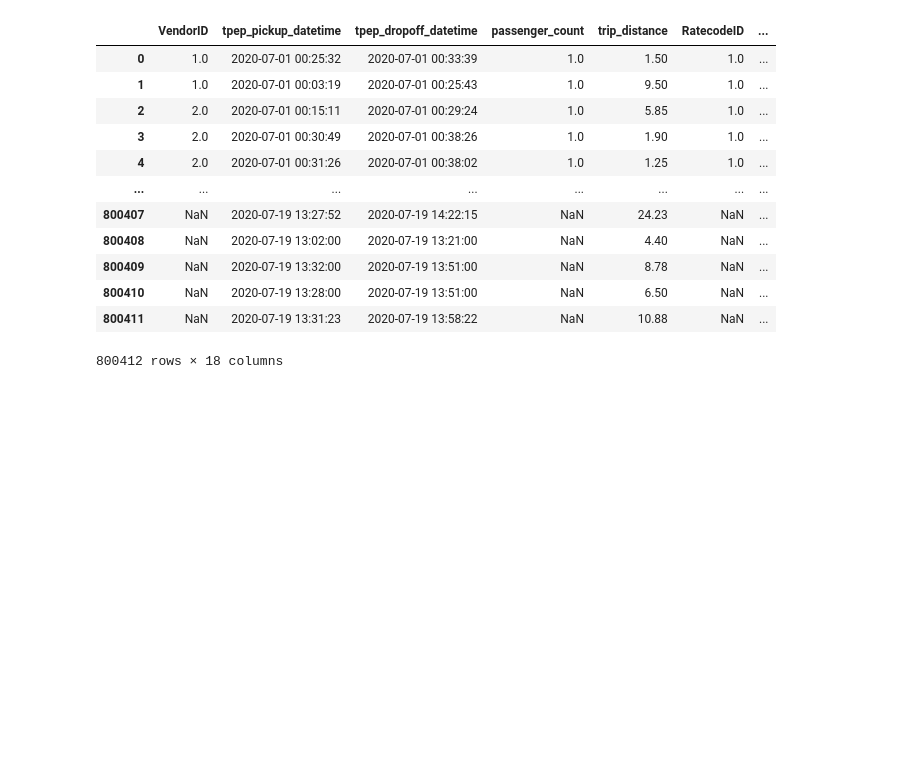
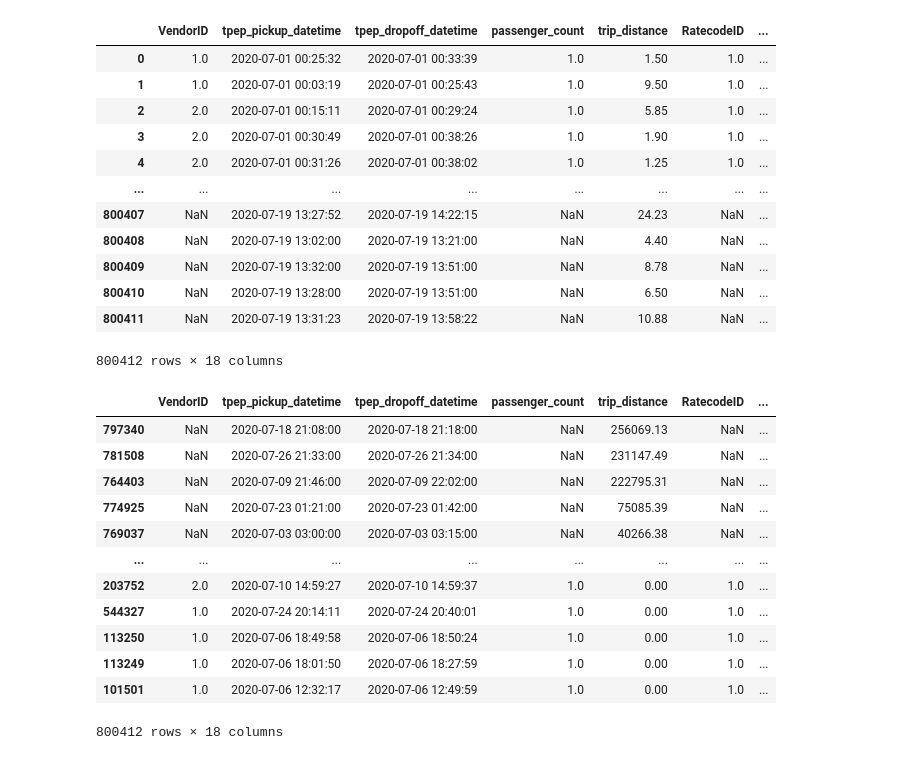
Before and after one commit to reuven/apple-2025-02February-pandas, a Jupyter notebook: 2025-03March-11.ipynb, the cells around one changed output. Drawn from its saved outputs; the diff is of its cells as text; code cells hidden in the pictures; blank space fills up the shorter version.

```diff
--- a/2025-03March-11.ipynb
+++ b/2025-03March-11.ipynb
@@ -824,3 +824,24 @@ df
 | 800410 | NaN | 2020-07-19 13:28:00 | 2020-07-19 13:51:00 | NaN | 6.50 | NaN | ... |
 | 800411 | NaN | 2020-07-19 13:31:23 | 2020-07-19 13:58:22 | NaN | 10.88 | NaN | ... |
 800412 rows × 18 columns
+# %%
+# 2. What was the mean cost of the 20 longest rides?
+
+(
+    df
+    .sort_values('trip_distance', ascending=False)
+)
+# %% [output]
+|  | VendorID | tpep_pickup_datetime | tpep_dropoff_datetime | passenger_count | trip_distance | RatecodeID | ... |
+| 797340 | NaN | 2020-07-18 21:08:00 | 2020-07-18 21:18:00 | NaN | 256069.13 | NaN | ... |
+| 781508 | NaN | 2020-07-26 21:33:00 | 2020-07-26 21:34:00 | NaN | 231147.49 | NaN | ... |
+| 764403 | NaN | 2020-07-09 21:46:00 | 2020-07-09 22:02:00 | NaN | 222795.31 | NaN | ... |
+| 774925 | NaN | 2020-07-23 01:21:00 | 2020-07-23 01:42:00 | NaN | 75085.39 | NaN | ... |
+| 769037 | NaN | 2020-07-03 03:00:00 | 2020-07-03 03:15:00 | NaN | 40266.38 | NaN | ... |
+| ... | ... | ... | ... | ... | ... | ... | ... |
+| 203752 | 2.0 | 2020-07-10 14:59:27 | 2020-07-10 14:59:37 | 1.0 | 0.00 | 1.0 | ... |
+| 544327 | 1.0 | 2020-07-24 20:14:11 | 2020-07-24 20:40:01 | 1.0 | 0.00 | 1.0 | ... |
+| 113250 | 1.0 | 2020-07-06 18:49:58 | 2020-07-06 18:50:24 | 1.0 | 0.00 | 1.0 | ... |
+| 113249 | 1.0 | 2020-07-06 18:01:50 | 2020-07-06 18:27:59 | 1.0 | 0.00 | 1.0 | ... |
+| 101501 | 1.0 | 2020-07-06 12:32:17 | 2020-07-06 12:49:59 | 1.0 | 0.00 | 1.0 | ... |
+800412 rows × 18 columns
```
Also changed, not shown: parts of 1 cell of this notebook.
